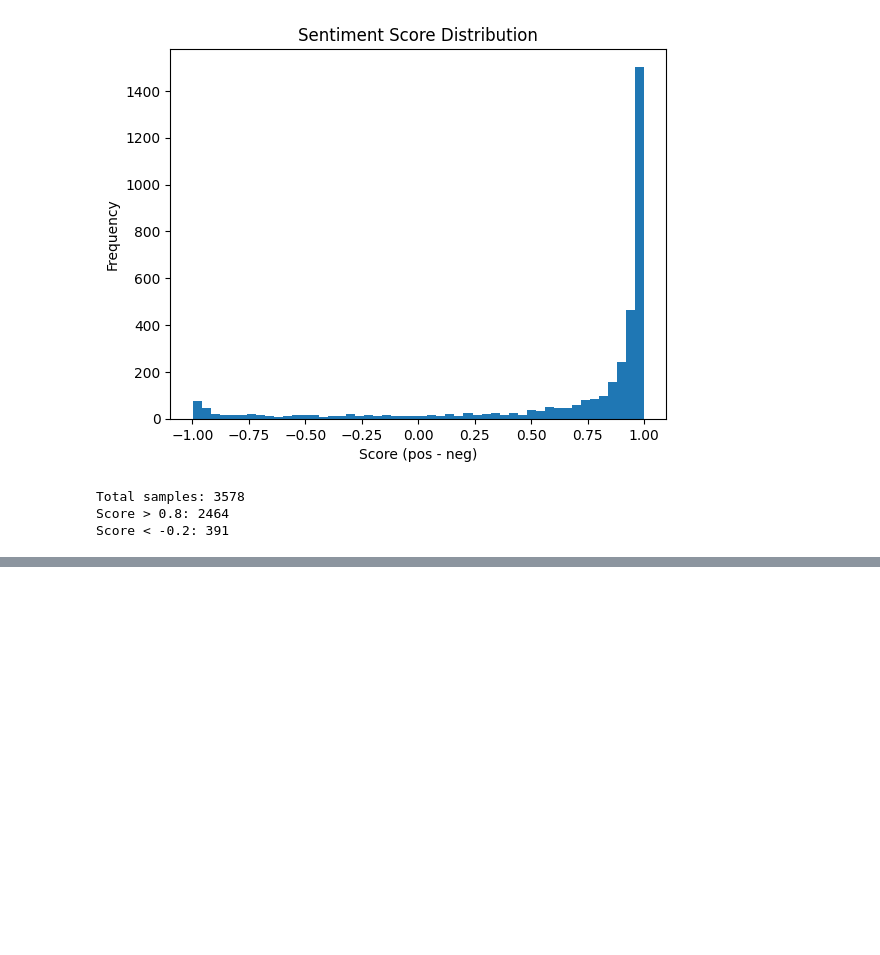
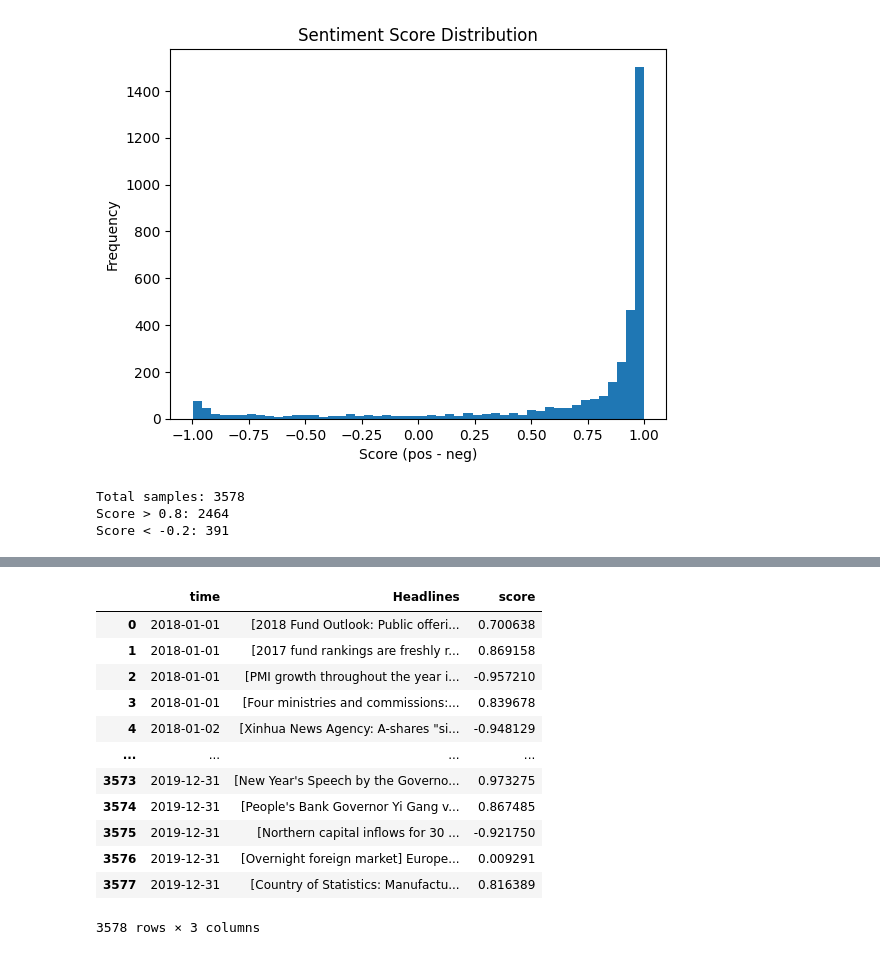
Before and after one commit to JANE-WANG-X/2025, a Jupyter notebook: cn_scoring.ipynb, the cells around one changed output, grey strips where cells are left out. Drawn from its saved outputs; the diff is of its cells as text; code cells hidden in the pictures; blank space fills up the shorter version.

```diff
--- a/cn_scoring.ipynb
+++ b/cn_scoring.ipynb
@@ -272,0 +272,5 @@ Score < -0.2: 391
+# %%
+cn_scored = pd.read_csv("data_final/cn_news_to_en.csv")
+
+cn_news_to_en = pd.read_csv("data_final/cn_news_to_en.csv")
+cn_news_to_en
@@ -272,0 +332,28 @@ Score < -0.2: 391
+# %%
+from sklearn.preprocessing import MinMaxScaler
+
+cn_news_to_en["finbert_sentiment_score"] = (
+    cn_news_to_en["finbert_pos_score"] - cn_news_to_en["finbert_neg_score"]
+)
+
+scaler = MinMaxScaler(feature_range=(-1, 1))
+cn_news_to_en["score"] = scaler.fit_transform(
+    cn_news_to_en[["finbert_sentiment_score"]]
+)
+
+cn_news_to_en = cn_news_to_en.drop(columns = ['finbert_sentiment', 'finbert_pos_score', 'finbert_neu_score', 'finbert_neg_score', 'finbert_sentiment_score'])
+cn_news_to_en
+# %% [output]
+|  | time | Headlines | score |
+| 0 | 2018-01-01 | [2018 Fund Outlook: Public offeri... | 0.700638 |
+| 1 | 2018-01-01 | [2017 fund rankings are freshly r... | 0.869158 |
+| 2 | 2018-01-01 | [PMI growth throughout the year i... | -0.957210 |
+| 3 | 2018-01-01 | [Four ministries and commissions:... | 0.839678 |
+| 4 | 2018-01-02 | [Xinhua News Agency: A-shares "si... | -0.948129 |
+| ... | ... | ... | ... |
+| 3573 | 2019-12-31 | [New Year's Speech by the Governo... | 0.973275 |
+| 3574 | 2019-12-31 | [People's Bank Governor Yi Gang v... | 0.867485 |
+| 3575 | 2019-12-31 | [Northern capital inflows for 30 ... | -0.921750 |
+| 3576 | 2019-12-31 | [Overnight foreign market] Europe... | 0.009291 |
+| 3577 | 2019-12-31 | [Country of Statistics: Manufactu... | 0.816389 |
+3578 rows × 3 columns
```
Also changed, not shown: parts of 6 cells of this notebook, 6 other files.
